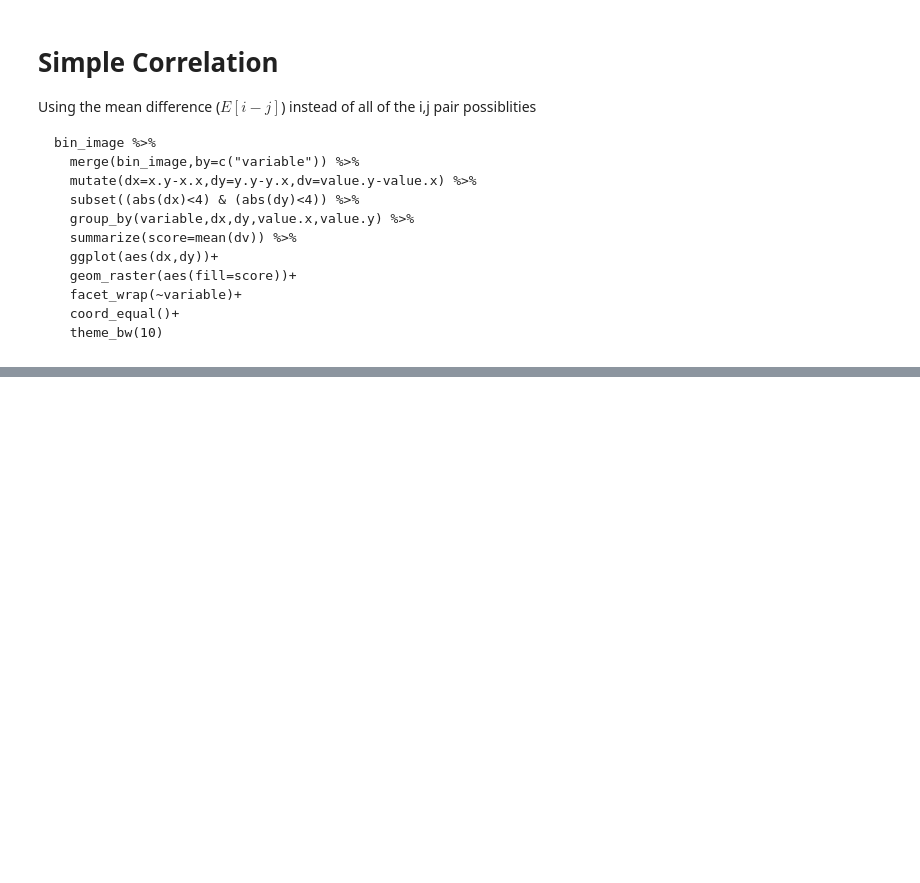
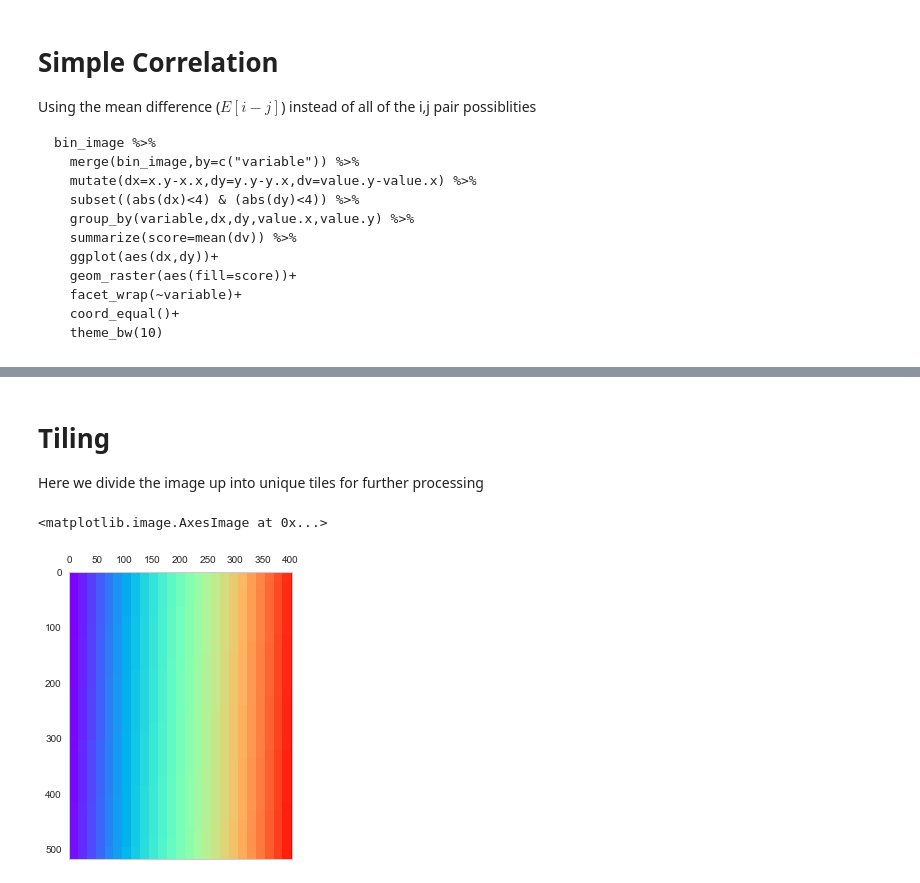
Before and after one commit to kmader/Quantitative-Big-Imaging-2018, a Jupyter notebook: Lectures/07-AdvancedShapeAndTexture.ipynb, the cells around one changed output, grey strips where cells are left out. Cells and saved outputs as stored; diff of their text form; code cells hidden in the pictures; blank space fills up the shorter version.

```diff
--- a/Lectures/07-AdvancedShapeAndTexture.ipynb
+++ b/Lectures/07-AdvancedShapeAndTexture.ipynb
@@ -807,0 +863,11 @@ bin_image %>%
+# %% [markdown]
+# Tiling
+Here we divide the image up into unique tiles for further processing
+# %%
+xx, yy = np.meshgrid(
+    np.arange(cortex_img.shape[1]), np.arange(cortex_img.shape[0]))
+region_labels = np.floor(xx/16)*64+np.floor(yy/16)
+plt.matshow(region_labels, cmap='rainbow')
+# %% [output]
+<matplotlib.image.AxesImage at 0x...>
+[figure, added]
```
Also changed, not shown: parts of 15 cells of this notebook, 2 other files.
